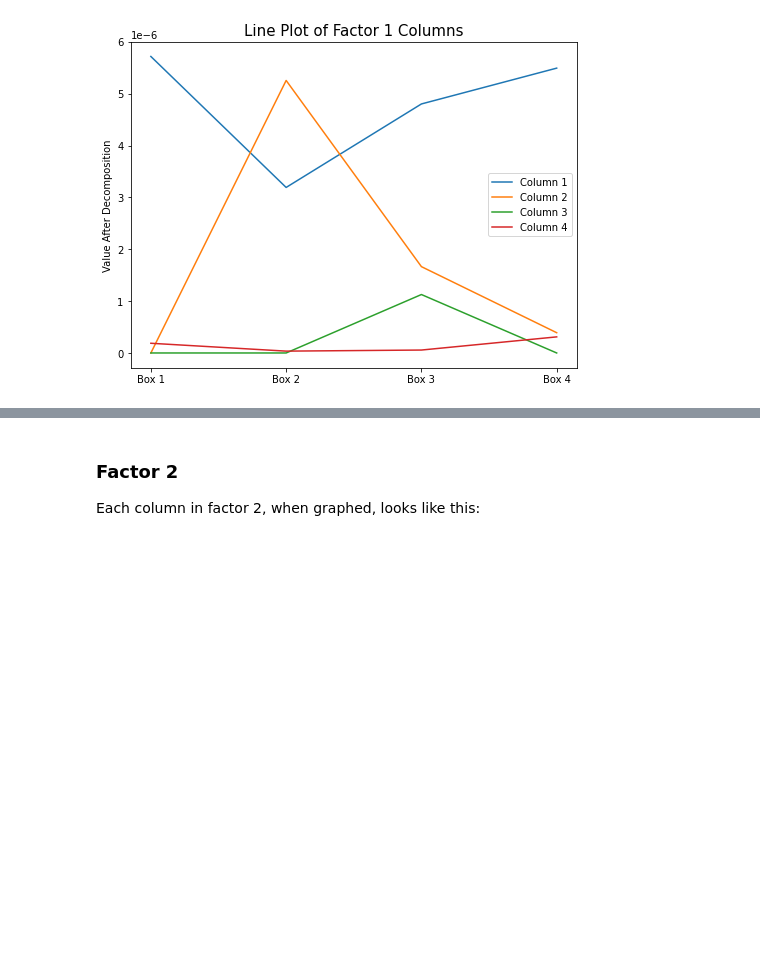
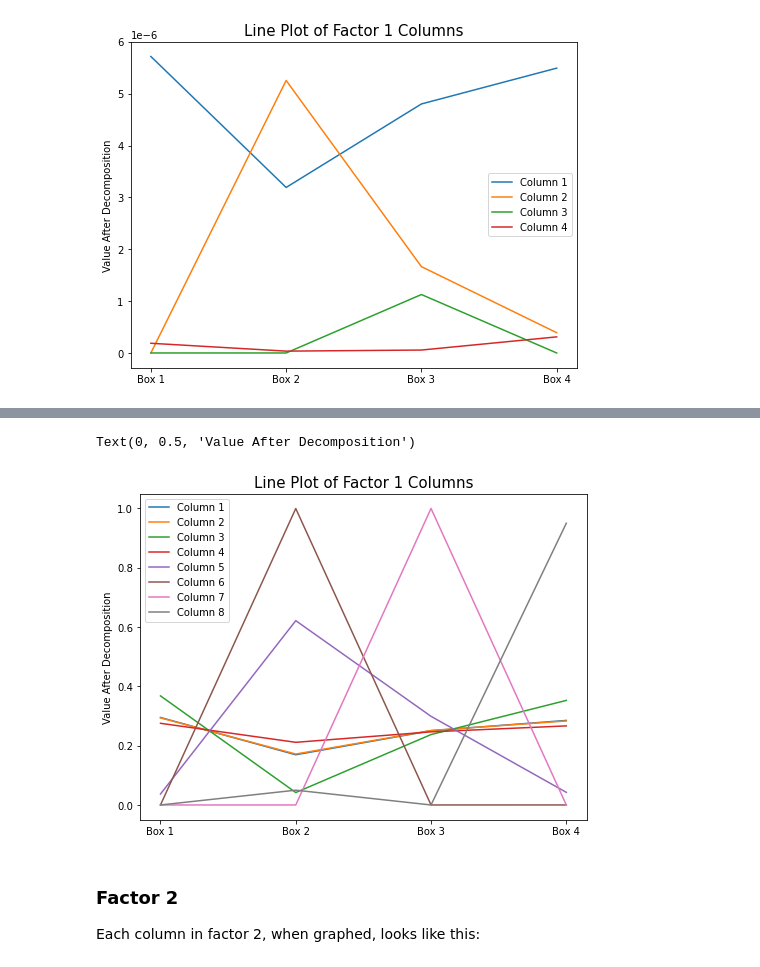
Before and after one commit to Dithizone/Math398-Project, a Jupyter notebook: PerformingCPT.ipynb, the cells around one changed output, grey strips where cells are left out. Saved outputs shown, nothing was run; the diff lists cells and outputs as text; code cells hidden in the pictures; blank space fills up the shorter version.

```diff
--- a/PerformingCPT.ipynb
+++ b/PerformingCPT.ipynb
@@ -163,3 +206,19 @@ Text(0, 0.5, 'Value After Decomposition')
+# %%
+# MATLAB rank 8
+
+plt.figure(figsize=(8, 6))
+for j in range(8):
+    plt.plot(factor1m8dataframe.iloc[:, j],
+             label=f'Column {j + 1}')
+
+plt.title(label='Line Plot of Factor 1 Columns', fontsize=15)
+plt.legend()
+plt.xticks(ticks=[0, 1, 2, 3])
+plt.ylabel('Value After Decomposition')
+# th.saveThisGraph('images/CPT images/Factor1.png')
+# %% [output]
+Text(0, 0.5, 'Value After Decomposition')
+[figure, added]
 # %% [markdown]
 ### Factor 2
 
```
Also changed, not shown: parts of 14 cells of this notebook, 4 other files.
